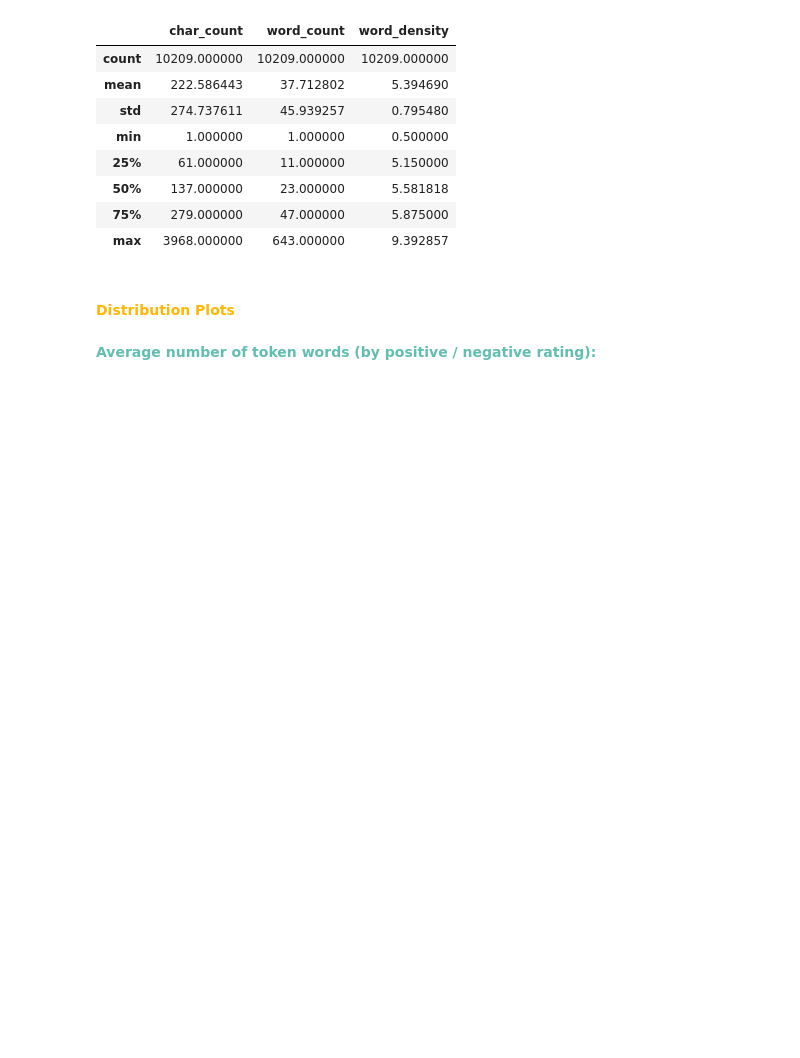
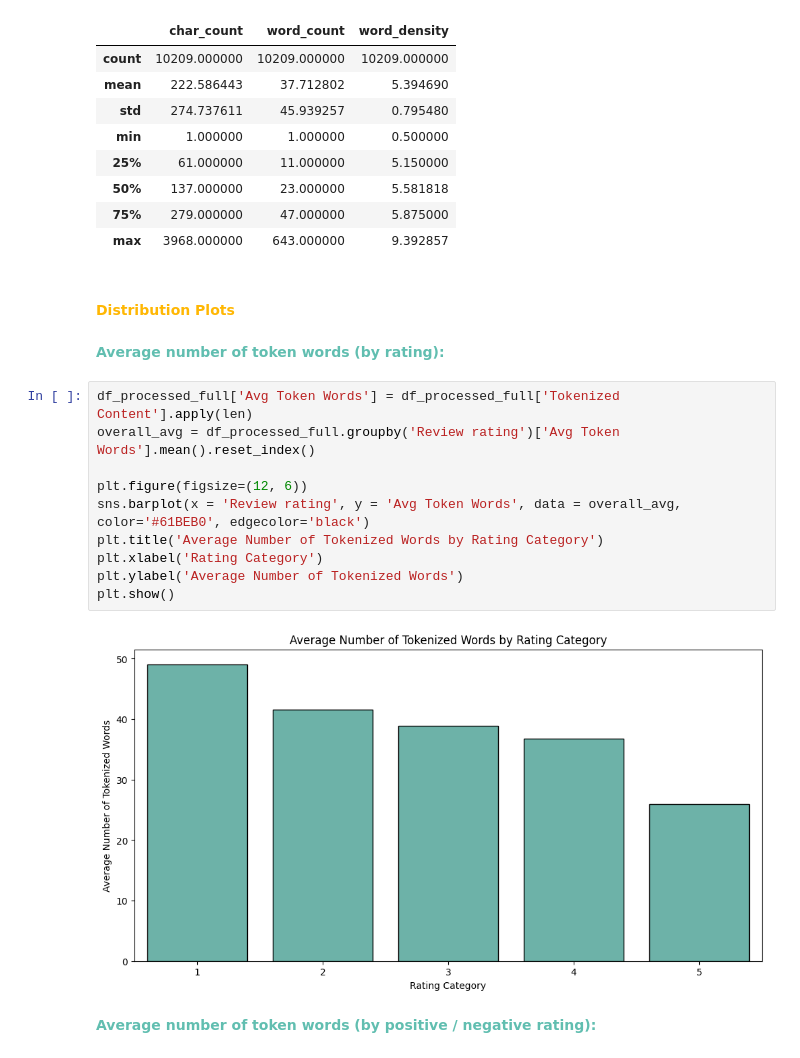
Before and after one commit to peacetay/CustomerProductReviews, a Jupyter notebook: EDA_v2.ipynb, the cells around one changed output. Cells and saved outputs as stored; diff of their text form; blank space fills up the shorter version.

```diff
--- a/EDA_v2.ipynb
+++ b/EDA_v2.ipynb
@@ -398,6 +398,20 @@ df_processed_full[['char_count','word_count','word_density']].describe()
 | max | 3968.000000 | 643.000000 | 9.392857 |
 # %% [markdown]
 #### <font color=#FFB703> **Distribution Plots** </font>
+# %% [markdown]
+<font color=#61BEB0>**Average number of token words (by rating):**</font>
+# %%
+df_processed_full['Avg Token Words'] = df_processed_full['Tokenized Content'].apply(len)
+overall_avg = df_processed_full.groupby('Review rating')['Avg Token Words'].mean().reset_index()
+
+plt.figure(figsize=(12, 6))
+sns.barplot(x = 'Review rating', y = 'Avg Token Words', data = overall_avg, color='#61BEB0', edgecolor='black')
+plt.title('Average Number of Tokenized Words by Rating Category')
+plt.xlabel('Rating Category')
+plt.ylabel('Average Number of Tokenized Words')
+plt.show()
+# %% [output]
+[figure, added]
 # %% [markdown]
 <font color=#61BEB0>**Average number of token words (by positive / negative rating):**</font>
 # %%
```
Also changed, not shown: parts of 4 cells of this notebook.
